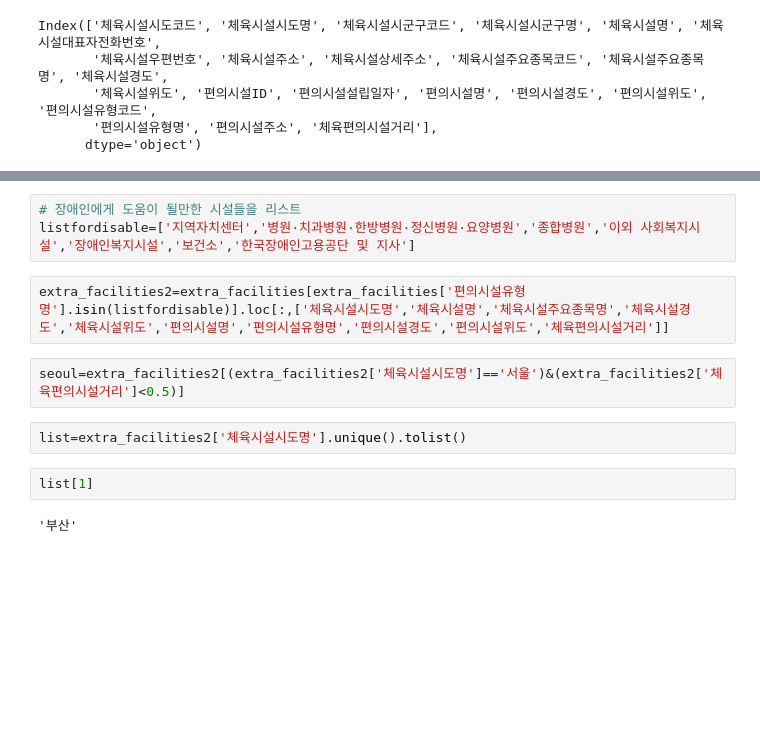
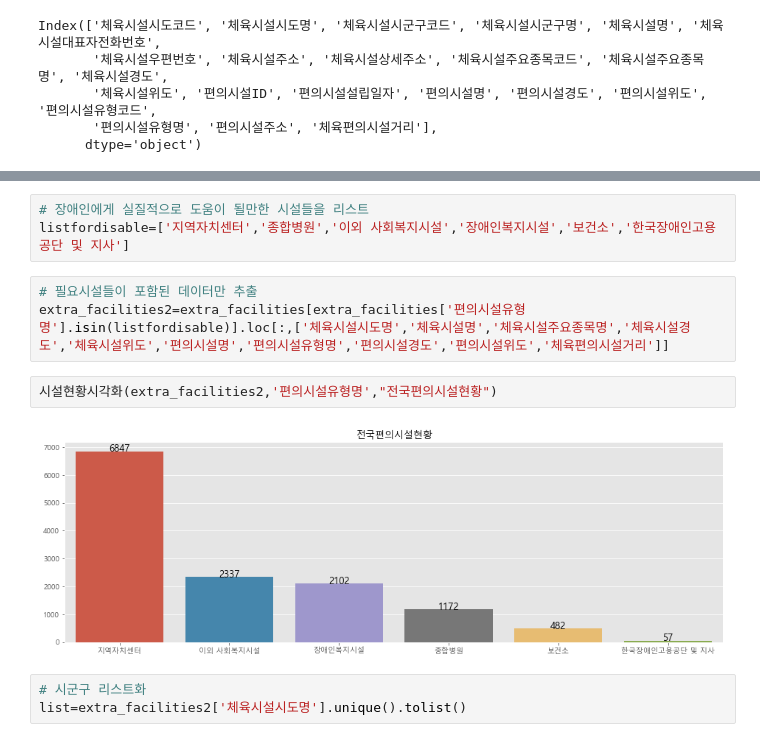
Before and after one commit to dokdin/Portfolio2, a Jupyter notebook: Code/EDA.ipynb, the cells around one changed output, grey strips where cells are left out. Saved outputs shown, nothing was run; the diff lists cells and outputs as text; blank space fills up the shorter version.

```diff
--- a/Code/EDA.ipynb
+++ b/Code/EDA.ipynb
@@ -360,13 +385,13 @@ array(['지역자치센터', '다세대주택', '아파트', '금융업소 등
 # %%
-# 장애인에게 도움이 될만한 시설들을 리스트
-listfordisable=['지역자치센터','병원·치과병원·한방병원·정신병원·요양병원','종합병원','이외 사회복지시설','장애인복지시설','보건소','한국장애인고용공단 및 지사']
+# 장애인에게 실질적으로 도움이 될만한 시설들을 리스트
+listfordisable=['지역자치센터','종합병원','이외 사회복지시설','장애인복지시설','보건소','한국장애인고용공단 및 지사']
 # %%
+# 필요시설들이 포함된 데이터만 추출
 extra_facilities2=extra_facilities[extra_facilities['편의시설유형명'].isin(listfordisable)].loc[:,['체육시설시도명','체육시설명','체육시설주요종목명','체육시설경도','체육시설위도','편의시설명','편의시설유형명','편의시설경도','편의시설위도','체육편의시설거리']]
-# %%
-seoul=extra_facilities2[(extra_facilities2['체육시설시도명']=='서울')&(extra_facilities2['체육편의시설거리']<0.5)]
+# %%
+시설현황시각화(extra_facilities2,'편의시설유형명',"전국편의시설현황")
+# %% [output]
+[figure, added]
 # %%
+# 시군구 리스트화
 list=extra_facilities2['체육시설시도명'].unique().tolist()
-# %%
-list[1]
-# %% [output]
-'부산'
```
Also changed, not shown: parts of 27 cells of this notebook.
